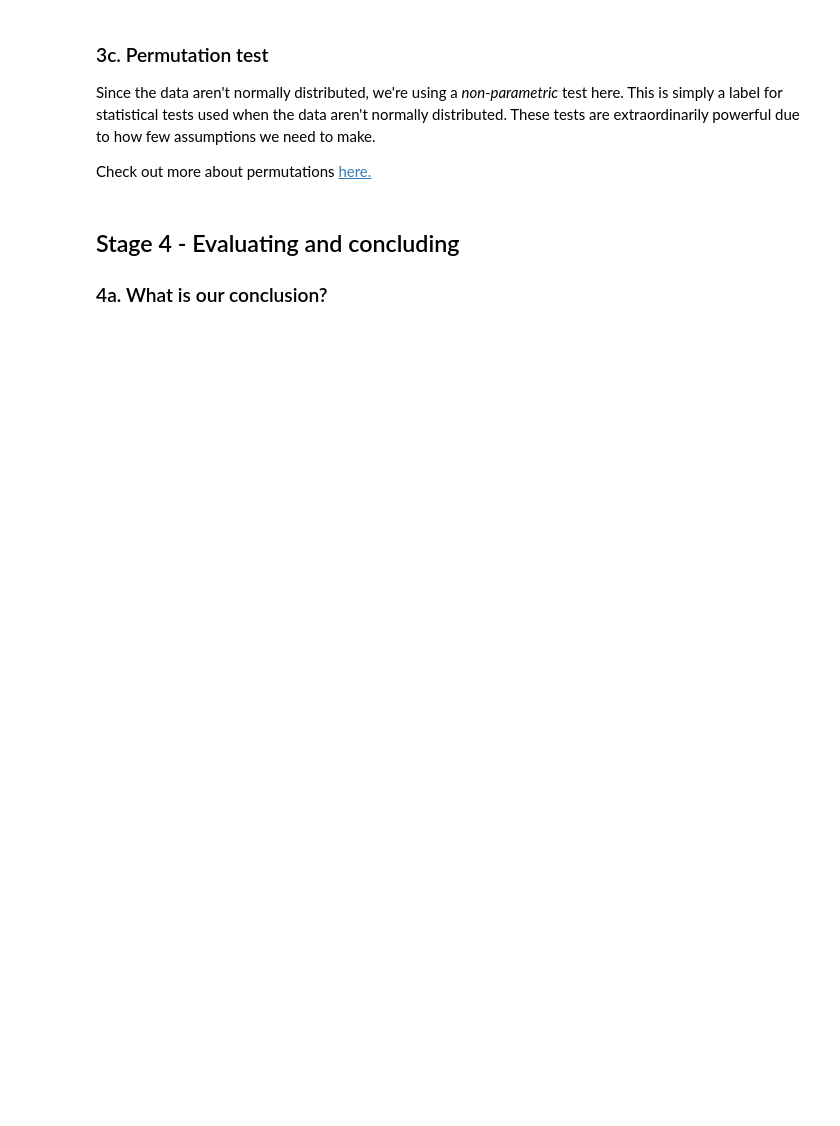
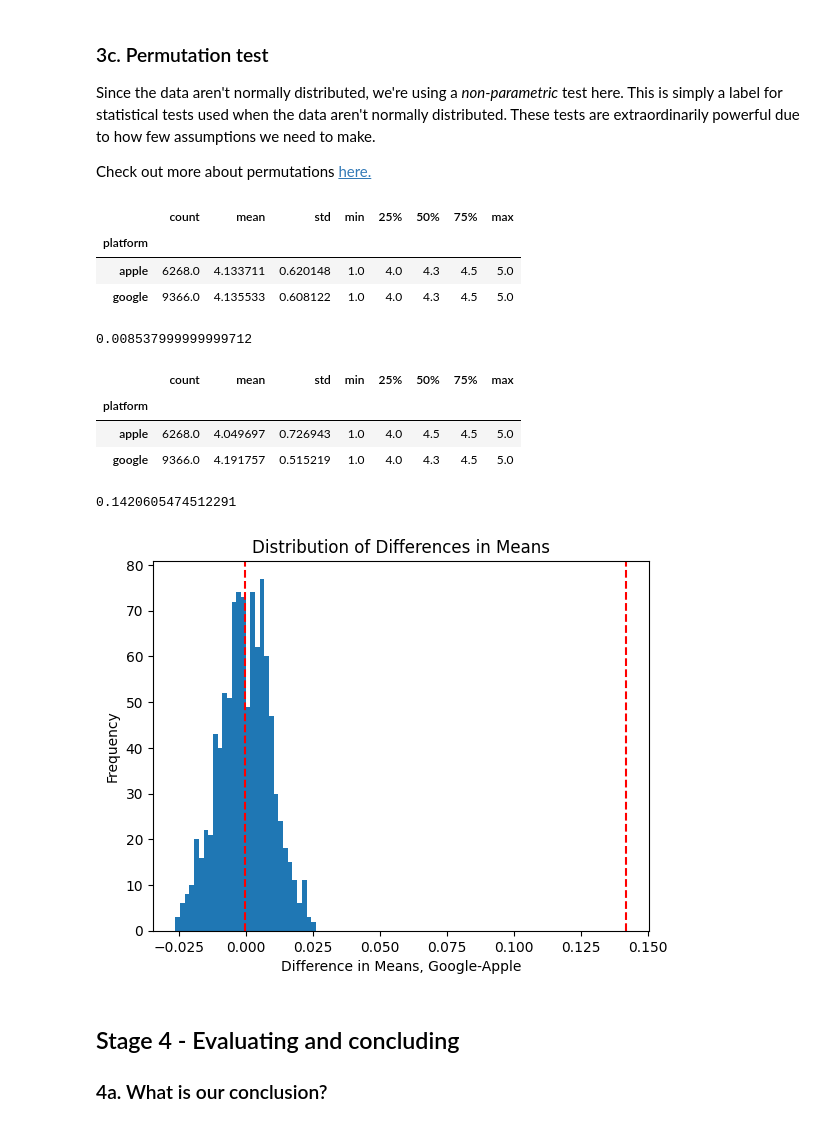
Before and after one commit to def-mycroft/springboard, a Jupyter notebook: notebooks/22.3-hypo-testing/Springboard Apps project - Tier 3 - Complete.ipynb, the cells around one changed output. Saved outputs shown, nothing was run; the diff lists cells and outputs as text; code cells hidden in the pictures; blank space fills up the shorter version.

```diff
--- a/notebooks/22.3-hypo-testing/Springboard Apps project - Tier 3 - Complete.ipynb
+++ b/notebooks/22.3-hypo-testing/Springboard Apps project - Tier 3 - Complete.ipynb
@@ -340,26 +473,61 @@ Check out more about permutations [here.](http://rasbt.github.io/mlxtend/user_gu
 # %%
 # Create a column called `Permutation1`, and assign to it the result of permuting (shuffling) the Rating column
 # This assignment will use our numpy object's random.permutation() method
-_ _ _
-
+df['permutation1'] = np.random.permutation(df['rating'].values)
 # Call the describe() method on our permutation grouped by 'platform'.
-_ _ _
+d = df.groupby('platform')['permutation1'].describe()
+d
+# %% [output]
+|  | count | mean | std | min | 25% | 50% | 75% | max |
+| platform |  |  |  |  |  |  |  |  |
+| apple | 6268.0 | 4.133711 | 0.620148 | 1.0 | 4.0 | 4.3 | 4.5 | 5.0 |
+| google | 9366.0 | 4.135533 | 0.608122 | 1.0 | 4.0 | 4.3 | 4.5 | 5.0 |
+# %%
+4.139917 - 4.131379
+# %% [output]
+0.008537999999999712
 # %%
 # Lets compare with the previous analytical summary:
-_ _ _
+df.groupby('platform')['rating'].describe()
+# %% [output]
+|  | count | mean | std | min | 25% | 50% | 75% | max |
+| platform |  |  |  |  |  |  |  |  |
+| apple | 6268.0 | 4.049697 | 0.726943 | 1.0 | 4.0 | 4.5 | 4.5 | 5.0 |
+| google | 9366.0 | 4.191757 | 0.515219 | 1.0 | 4.0 | 4.3 | 4.5 | 5.0 |
 # %%
-# The difference in the means for Permutation1 (0.001103) now looks hugely different to our observed difference of 0.14206.
+# The difference in the means for Permutation1 (0.001103) now looks hugely different to our observed
+# difference of 0.14206.
 # It's sure starting to look like our observed difference is significant, and that the Null is false; platform does impact on ratings
 # But to be sure, let's create 10,000 permutations, calculate the mean ratings for Google and Apple apps and the difference between these for each one, and then take the average of all of these differences.
 # Let's create a vector with the differences - that will be the distibution of the Null.
 
 # First, make a list called difference.
-_ _ _
+difference = []
 
 # Now make a for loop that does the following 10,000 times:
 # 1. makes a permutation of the 'Rating' as you did above
 # 2. calculates the difference in the mean rating for apple and the mean rating for google.
-_ _ _
+N = 1000
+for _ in range(N):
+    df['permutation1'] = np.random.permutation(df['rating'].values)
+    d = df.groupby('platform')['permutation1'].describe()
+    x = d.loc['google', 'mean'] - d.loc['apple', 'mean']
+    difference.append(x)
+# %%
+# Now make a variable called obs_difference, and assign it the result of the mean of our 'apple' variable and
+# the mean of our 'google variable'
+obs_difference = abs(df[df['platform'] == 'google']['rating'].mean() - df[df['platform'] == 'apple']['rating'].mean())
+obs_difference
+# %% [output]
+0.1420605474512291
 # %%
 # Make a variable called 'histo', and assign to it the result of plotting a histogram of the difference list.
-_ _ _
+histo = plt.hist(difference, bins=30)
+plt.title('Distribution of Differences in Means')
+plt.xlabel('Difference in Means, Google-Apple')
+plt.axvline(np.mean(difference), color='red', linestyle='--')
+plt.axvline(obs_difference, color='red', linestyle='--')
+plt.ylabel('Frequency')
+plt.show()
+# %% [output]
+[figure, added]
```
Also changed, not shown: parts of 32 cells of this notebook.
